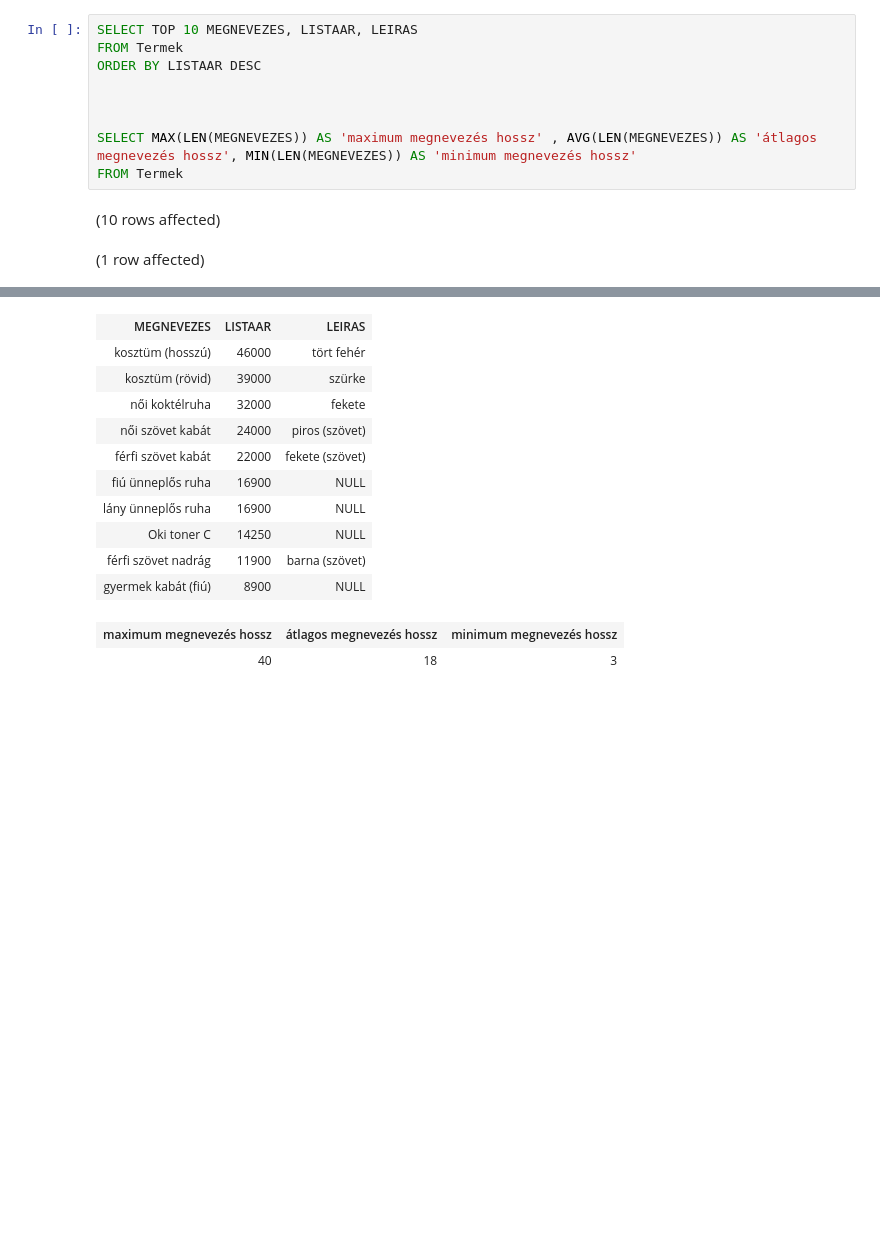
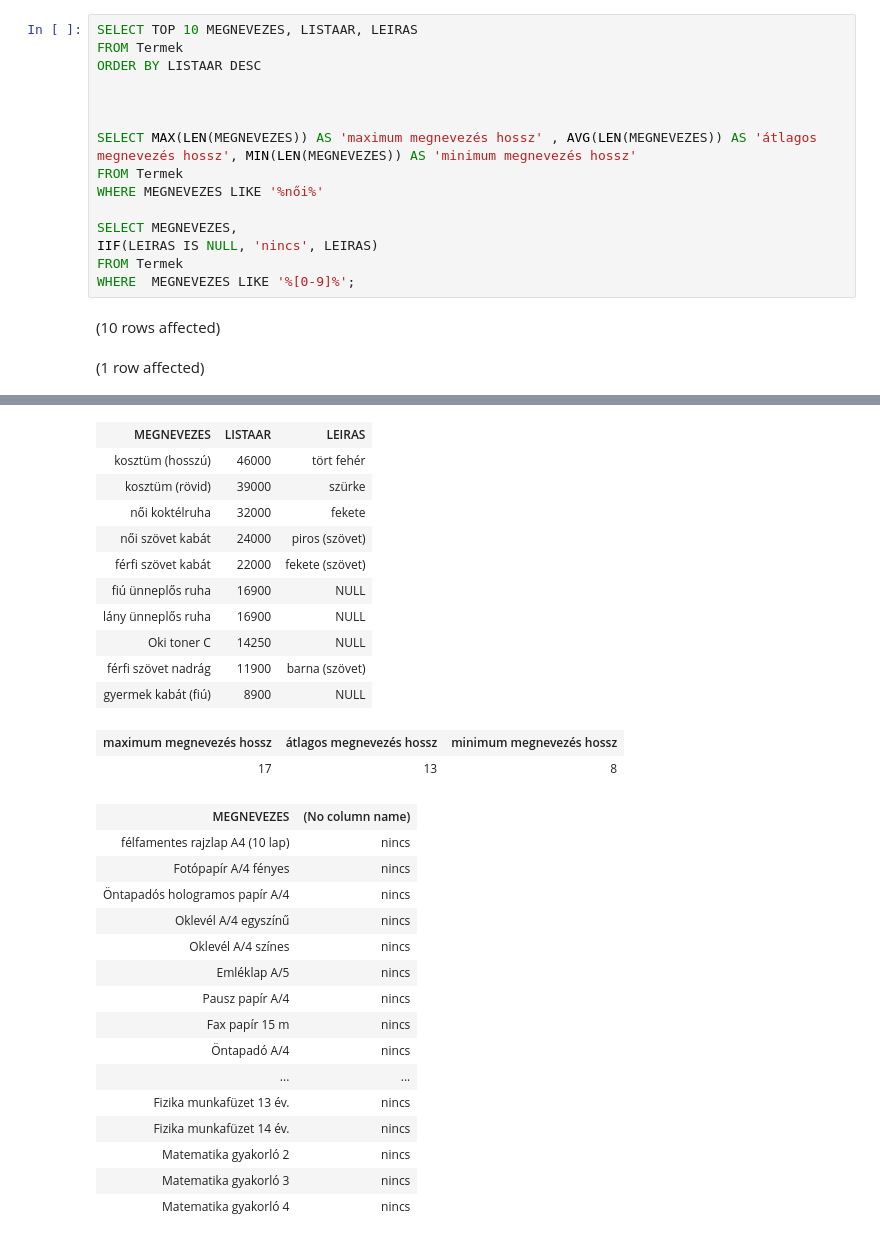
Before and after one commit to Zoltanborbenyi/sql-gyak-03, a Jupyter notebook: hf.ipynb, the cells around one changed output, grey strips where cells are left out. Cells and saved outputs as stored; diff of their text form; blank space fills up the shorter version.

```diff
--- a/hf.ipynb
+++ b/hf.ipynb
@@ -47,6 +47,12 @@ ORDER BY LISTAAR DESC
 
 SELECT MAX(LEN(MEGNEVEZES)) AS 'maximum megnevezés hossz' , AVG(LEN(MEGNEVEZES)) AS 'átlagos megnevezés hossz', MIN(LEN(MEGNEVEZES)) AS 'minimum megnevezés hossz'
 FROM Termek
+WHERE MEGNEVEZES LIKE '%női%'
+
+SELECT MEGNEVEZES,
+IIF(LEIRAS IS NULL, 'nincs', LEIRAS)
+FROM Termek
+WHERE  MEGNEVEZES LIKE '%[0-9]%';
 # %% [output]
 (10 rows affected)
 (1 row affected)
@@ -54,13 +61,29 @@ Total execution time: 00:00:00.031
 | MEGNEVEZES | LISTAAR | LEIRAS |
 | kosztüm (hosszú) | 46000 | tört fehér |
 | kosztüm (rövid) | 39000 | szürke |
 | női koktélruha | 32000 | fekete |
 | női szövet kabát | 24000 | piros (szövet) |
 | férfi szövet kabát | 22000 | fekete (szövet) |
 | fiú ünneplős ruha | 16900 | NULL |
 | lány ünneplős ruha | 16900 | NULL |
 | Oki toner C | 14250 | NULL |
 | férfi szövet nadrág | 11900 | barna (szövet) |
 | gyermek kabát (fiú) | 8900 | NULL |
 | maximum megnevezés hossz | átlagos megnevezés hossz | minimum megnevezés hossz |
-| 40 | 18 | 3 |
+| 17 | 13 | 8 |
+| MEGNEVEZES | (No column name) |
+| félfamentes rajzlap A4 (10 lap) | nincs |
+| Fotópapír A/4 fényes | nincs |
+| Öntapadós hologramos papír A/4 | nincs |
+| Oklevél A/4 egyszínű | nincs |
+| Oklevél A/4 színes | nincs |
+| Emléklap A/5 | nincs |
+| Pausz papír A/4 | nincs |
+| Fax papír 15 m | nincs |
+| Öntapadó A/4 | nincs |
+| ... | ... |
+| Fizika munkafüzet 13 év. | nincs |
+| Fizika munkafüzet 14 év. | nincs |
+| Matematika gyakorló 2 | nincs |
+| Matematika gyakorló 3 | nincs |
+| Matematika gyakorló 4 | nincs |
```
Also changed, not shown: parts of 3 cells of this notebook.
